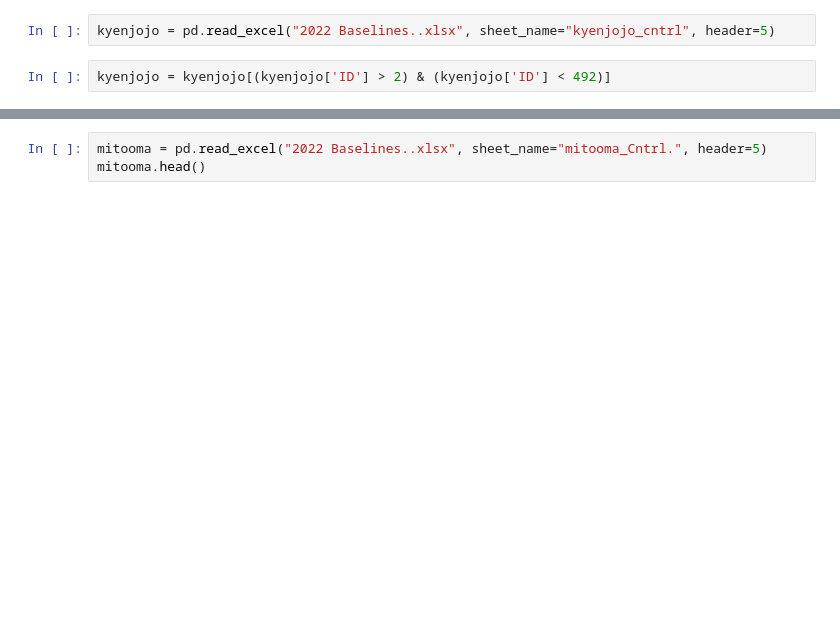
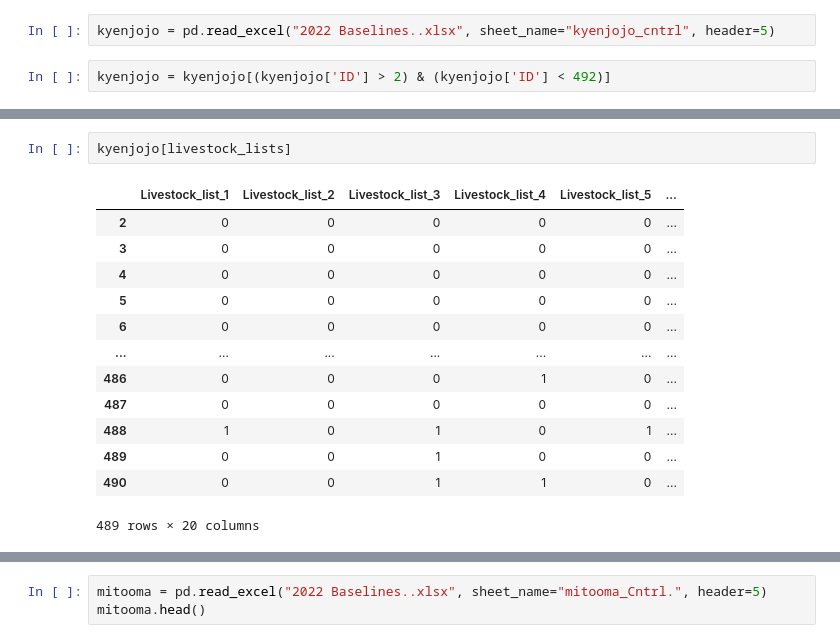
Before and after one commit to Solab5/2022_cohort, a Jupyter notebook: 05_combined_peer_base.ipynb, the cells around one changed output, grey strips where cells are left out. Saved outputs shown, nothing was run; the diff lists cells and outputs as text; blank space fills up the shorter version.

```diff
--- a/05_combined_peer_base.ipynb
+++ b/05_combined_peer_base.ipynb
@@ -7,0 +122,16 @@ kyenjojo = kyenjojo[(kyenjojo['ID'] > 2) & (kyenjojo['ID'] < 492)]
+# %%
+kyenjojo[livestock_lists]
+# %% [output]
+|  | Livestock_list_1 | Livestock_list_2 | Livestock_list_3 | Livestock_list_4 | Livestock_list_5 | ... |
+| 2 | 0 | 0 | 0 | 0 | 0 | ... |
+| 3 | 0 | 0 | 0 | 0 | 0 | ... |
+| 4 | 0 | 0 | 0 | 0 | 0 | ... |
+| 5 | 0 | 0 | 0 | 0 | 0 | ... |
+| 6 | 0 | 0 | 0 | 0 | 0 | ... |
+| ... | ... | ... | ... | ... | ... | ... |
+| 486 | 0 | 0 | 0 | 1 | 0 | ... |
+| 487 | 0 | 0 | 0 | 0 | 0 | ... |
+| 488 | 1 | 0 | 1 | 0 | 1 | ... |
+| 489 | 0 | 0 | 1 | 0 | 0 | ... |
+| 490 | 0 | 0 | 1 | 1 | 0 | ... |
+489 rows × 20 columns
```
Also changed, not shown: parts of 47 cells of this notebook, 7 other files.
